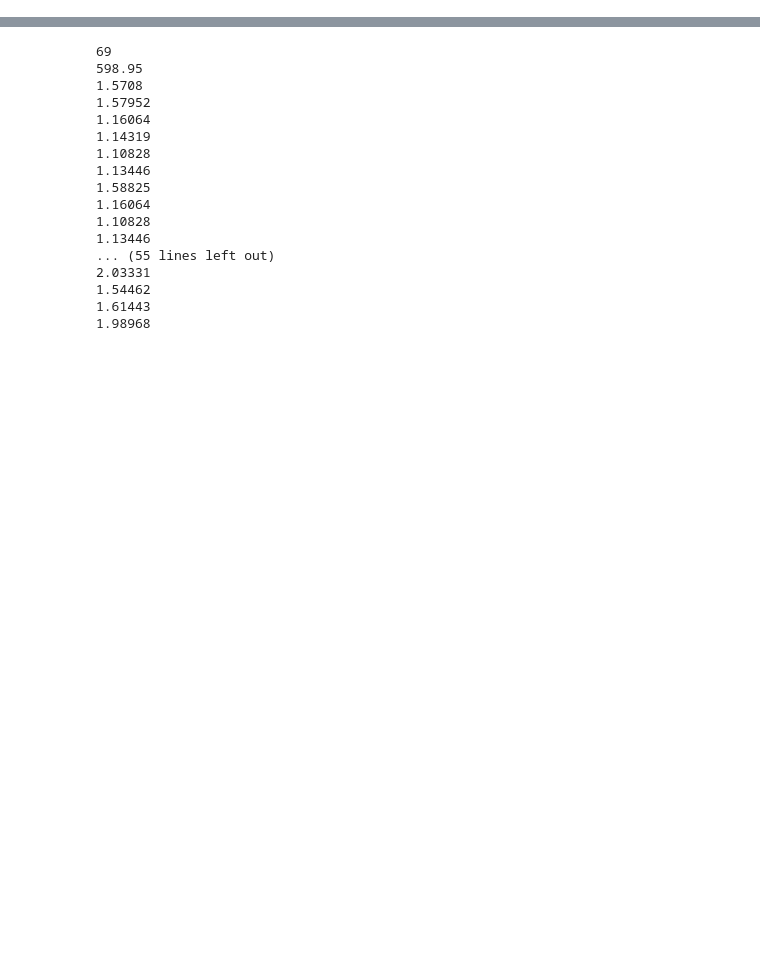
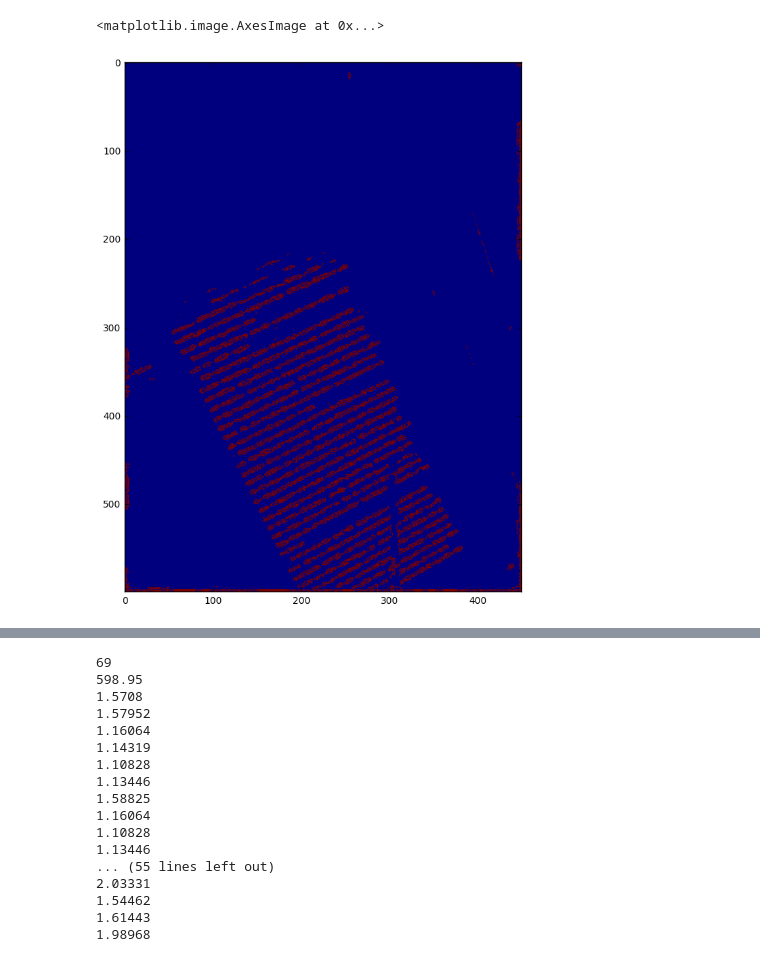
Before and after one commit to olaroos/textrec, a Jupyter notebook: findLines.ipynb, the cells around one changed output, grey strips where cells are left out. Drawn from its saved outputs; the diff is of its cells as text; code cells hidden in the pictures; blank space fills up the shorter version.

```diff
--- a/findLines.ipynb
+++ b/findLines.ipynb
@@ -33,3 +32,9 @@ M2 = cv2.imread("./training/preprocess/img0_M2.jpg", 0)
 combine = cv2.imread("./training/preprocess/img0_combined.jpg", 0)
 # %%
 combine1 = combine / 255
+# %%
+plt.figure(num=None, figsize=(10, 10), dpi=200, facecolor='w', edgecolor='k')
+plt.imshow(combine1)
+# %% [output]
+<matplotlib.image.AxesImage at 0x...>
+[figure, added]
```
Also changed, not shown: parts of 6 cells of this notebook, 1 other file.
